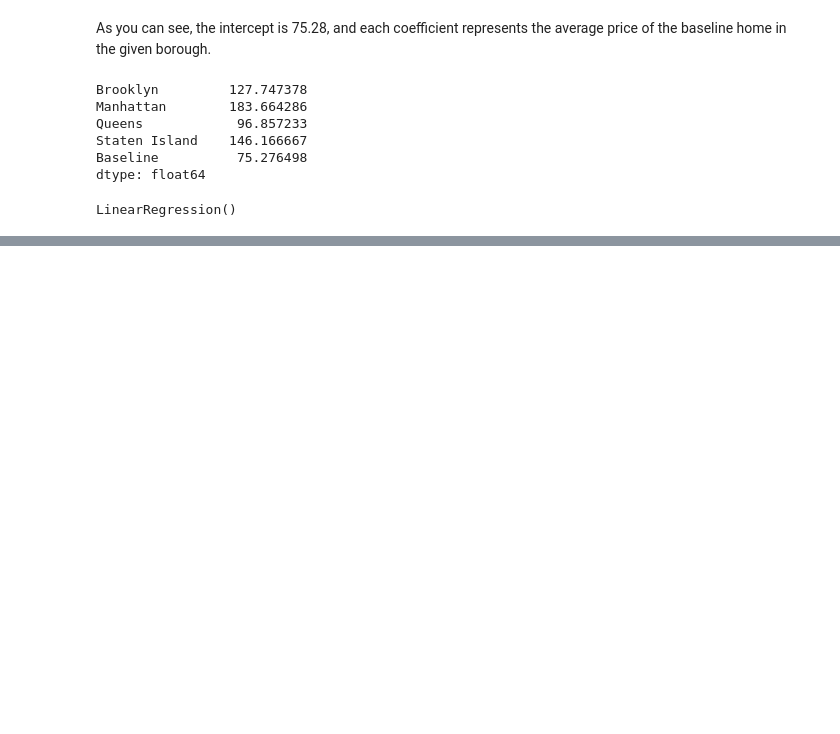
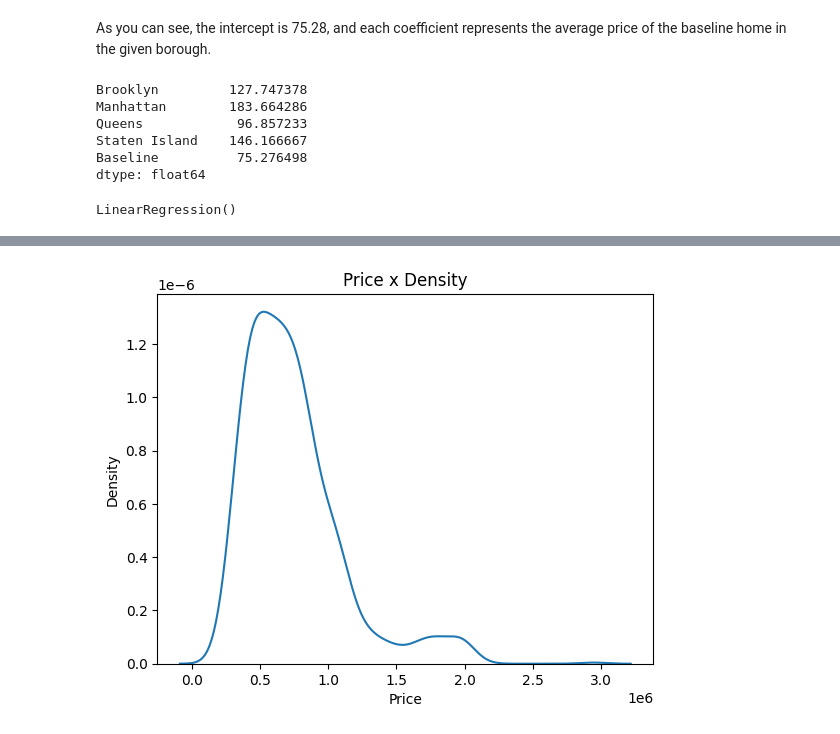
Before and after one commit to kylevogel/week_8, a Jupyter notebook: Lab4.ipynb, the cells around one changed output, grey strips where cells are left out. Cells and saved outputs as stored; diff of their text form; code cells hidden in the pictures; blank space fills up the shorter version.

```diff
--- a/Lab4.ipynb
+++ b/Lab4.ipynb
@@ -188,0 +310,5 @@ LinearRegression()
+# %%
+# Now let's clean this new dataset
+
+df = pd.read_csv('cars_hw.csv')
+df.head()
@@ -188,0 +322,8 @@ LinearRegression()
+# %%
+# Let's make a KDE plot to see if it is skewed
+
+sns.kdeplot(df["Price"])
+plt.title("Price x Density")
+plt.show()
+# %% [output]
+[figure, added]
```
Also changed, not shown: parts of 48 cells of this notebook, 1 other file.
